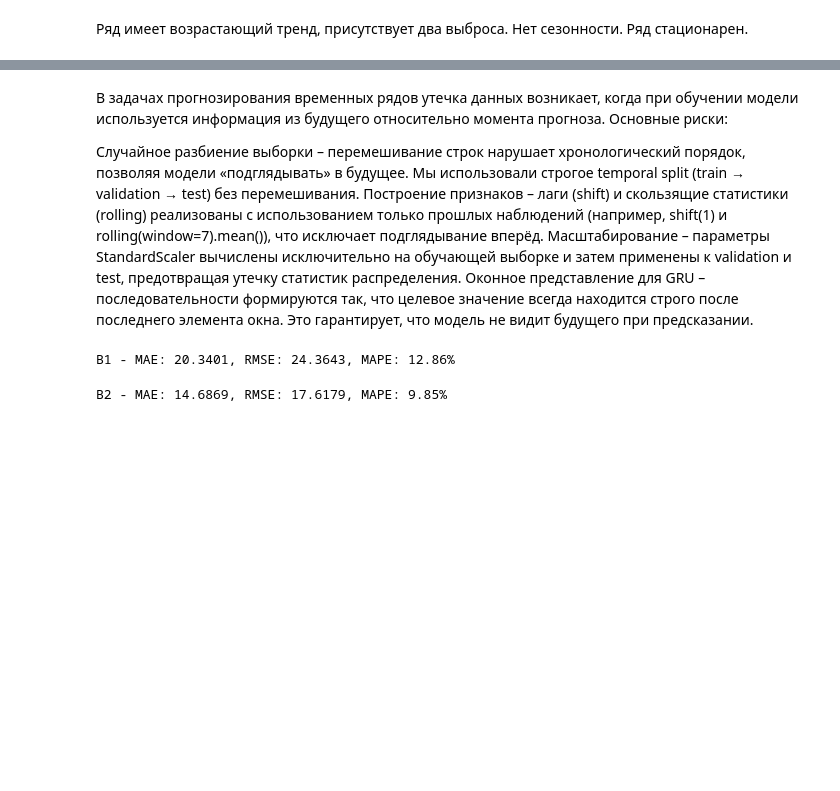
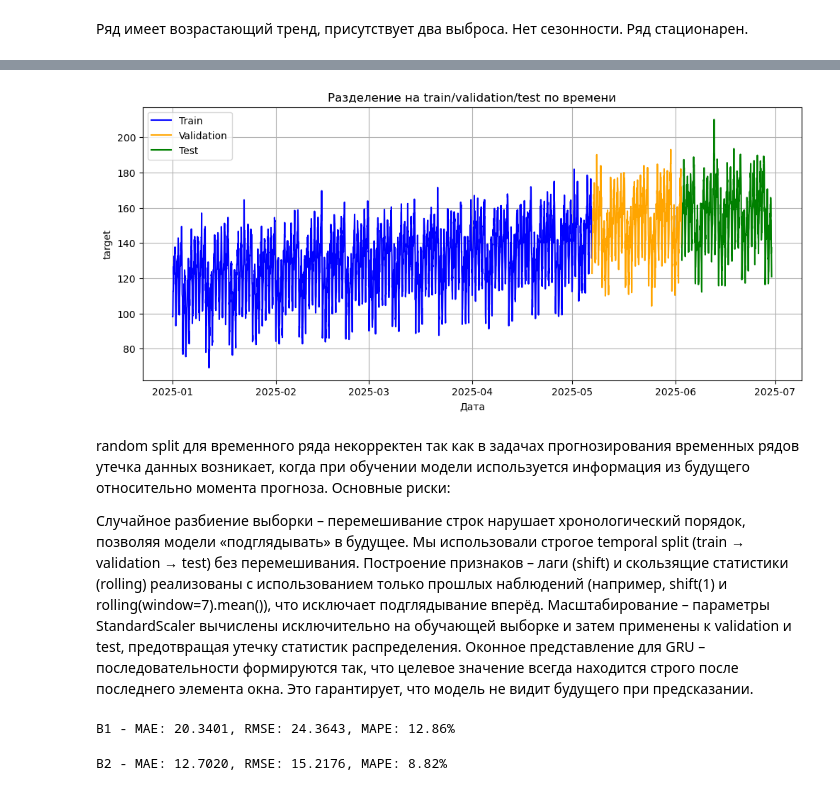
Before and after one commit to VladaZh/ai_engineering, a Jupyter notebook: homeworks/HW12/HW12.ipynb, the cells around one changed output, grey strips where cells are left out. Cells and saved outputs as stored; diff of their text form; code cells hidden in the pictures; blank space fills up the shorter version.

```diff
--- a/homeworks/HW12/HW12.ipynb
+++ b/homeworks/HW12/HW12.ipynb
@@ -95,13 +104,17 @@ p-value: 1.0525565644115294e-07
 # %% [markdown]
 Ряд имеет возрастающий тренд, присутствует два выброса. Нет сезонности. Ряд стационарен.
 # %%
+TRAIN_RATIO = 0.70
+VAL_RATIO = 0.15
+TEST_RATIO = 0.15
+
 n = len(df)
-train_end = int(0.7 * n)
-val_end = int(0.85 * n)
+train_end = int(n * TRAIN_RATIO)
+val_end = int(n * (TRAIN_RATIO + VAL_RATIO))
 
-train = df.iloc[:train_end]
-val = df.iloc[train_end:val_end]
-test = df.iloc[val_end:]
+train = df.iloc[:train_end].copy()
+val = df.iloc[train_end:val_end].copy()
+test = df.iloc[val_end:].copy()
 
 print(f"Train: {train['date'].min()} -> {train['date'].max()} (n={len(train)})")
 print(f"Val:   {val['date'].min()} -> {val['date'].max()} (n={len(val)})")
@@ -118,3 +131,4 @@ plt.legend()
 plt.grid(True)
 plt.savefig('artifacts/figures/series_split.png', dpi=150)
 plt.show()
+# %% [output]
@@ -121,3 +138,4 @@ plt.show()
+[figure, added]
 # %%
 def create_features(df, window=7):
     df = df.copy()
@@ -154,7 +172,7 @@ X_train_scaled = scaler.fit_transform(X_train)
 X_val_scaled = scaler.transform(X_val)
 X_test_scaled = scaler.transform(X_test)
 # %% [markdown]
-В задачах прогнозирования временных рядов утечка данных возникает, когда при обучении модели используется информация из будущего относительно момента прогноза. Основные риски:
+random split для временного ряда некорректен так как в задачах прогнозирования временных рядов утечка данных возникает, когда при обучении модели используется информация из будущего относительно момента прогноза. Основные риски:
 
 Случайное разбиение выборки – перемешивание строк нарушает хронологический порядок, позволяя модели «подглядывать» в будущее. Мы использовали строгое temporal split (train → validation → test) без перемешивания.
 Построение признаков – лаги (shift) и скользящие статистики (rolling) реализованы с использованием только прошлых наблюдений (например, shift(1) и rolling(window=7).mean()), что исключает подглядывание вперёд.
@@ -282,27 +300,36 @@ print(f"B1 - MAE: {mae_naive:.4f}, RMSE: {rmse_naive:.4f}, MAPE: {mape_naive:.2f
 # %% [output]
 B1 - MAE: 20.3401, RMSE: 24.3643, MAPE: 12.86%
 # %%
-# Эксперимент B2: moving-average (окно 7)
+import numpy as np
+from sklearn.metrics import mean_absolute_error, mean_squared_error
+
 window_ma = 7
 y_val_pred_ma = []
+
+# Объединяем train и val для доступа к "прошлым" фактическим значениям
+full_series = pd.concat([train['target'], val['target']], ignore_index=True)
+train_len = len(train)
+
 for i in range(len(val)):
-    # используем последние window_ma значений из train (или из train+предыдущие валидационные)
-    if i == 0:
-        window = train['target'].iloc[-window_ma:].values
-    else:
-        # предсказываем по предыдущим валидационным, но для простоты можно брать train
-        # правильнее: использовать известные фактические значения на валидации
-        # здесь для простоты используем train для всех прогнозов
-        window = train['target'].iloc[-(window_ma):].values
+    # Индекс текущего прогноза в объединённой серии
+    current_idx = train_len + i
+
+    # Берём предыдущие window_ma фактических значений
+    start_idx = max(0, current_idx - window_ma)
+    window = full_series.iloc[start_idx:current_idx].values
+
+    # Если значений меньше окна — берём всё, что есть
     pred = np.mean(window)
     y_val_pred_ma.append(pred)
 
+# Метрики
 mae_ma = mean_absolute_error(val['target'].values, y_val_pred_ma)
 rmse_ma = np.sqrt(mean_squared_error(val['target'].values, y_val_pred_ma))
-mape_ma = np.mean(np.abs((val['target'].values - y_val_pred_ma) / val['target'].values)) * 100
+mape_ma = np.mean(np.abs((val['target'].values - np.array(y_val_pred_ma)) / val['target'].values)) * 100
+
 print(f"B2 - MAE: {mae_ma:.4f}, RMSE: {rmse_ma:.4f}, MAPE: {mape_ma:.2f}%")
 # %% [output]
-B2 - MAE: 14.6869, RMSE: 17.6179, MAPE: 9.85%
+B2 - MAE: 12.7020, RMSE: 15.2176, MAPE: 8.82%
 # %%
 # Эксперимент B3: Ridge на признаках
 ridge = Ridge(alpha=1.0)
```
Also changed, not shown: parts of 6 cells of this notebook, 6 other files.
